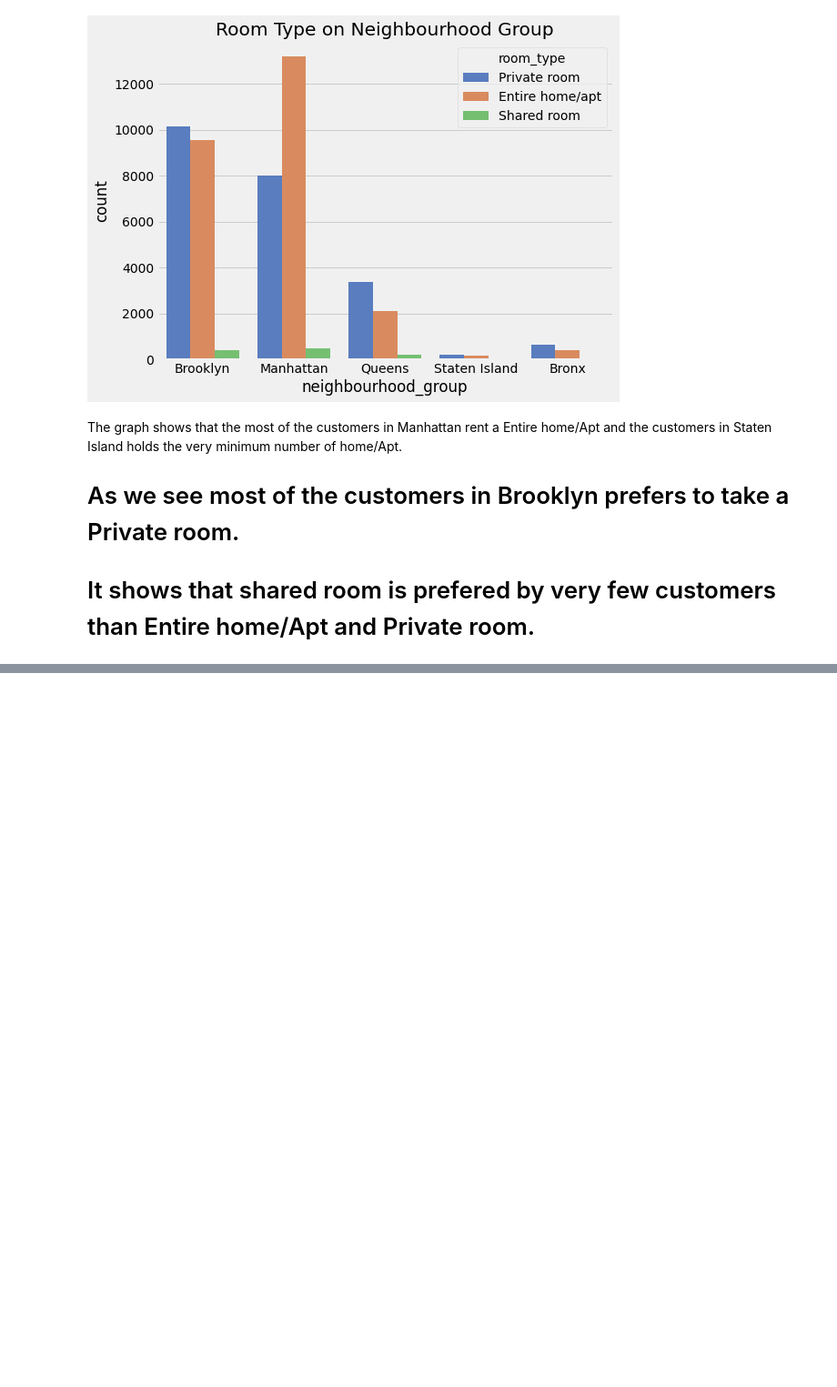
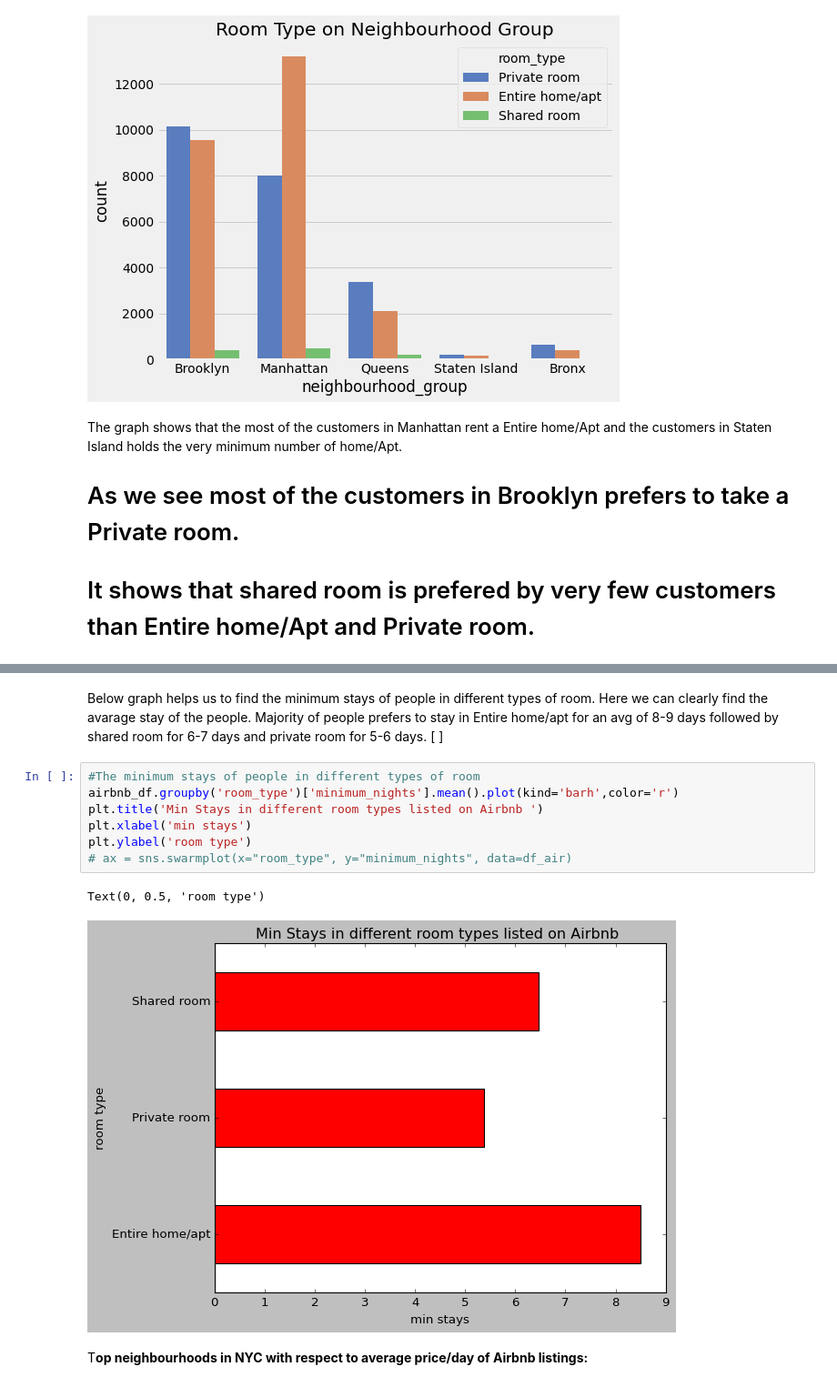
Before and after one commit to Dhanashree3329/Airbnb3329, a Jupyter notebook: Airbnb3329.ipynb, the cells around one changed output, grey strips where cells are left out. Shown at 91% size. Drawn from its saved outputs; the diff is of its cells as text; blank space fills up the shorter version.

```diff
--- a/Airbnb3329.ipynb
+++ b/Airbnb3329.ipynb
@@ -353,0 +383,15 @@ The graph shows that the most of the customers in Manhattan rent a Entire home/A
+# %% [markdown]
+Below graph helps us to find the minimum stays of people in different types of room. Here we can clearly find the avarage stay of the people. Majority of people prefers to stay in Entire home/apt for an avg of 8-9 days followed by shared room for 6-7 days and private room for 5-6 days.
+[ ]
+# %%
+#The minimum stays of people in different types of room
+airbnb_df.groupby('room_type')['minimum_nights'].mean().plot(kind='barh',color='r')
+plt.title('Min Stays in different room types listed on Airbnb ')
+plt.xlabel('min stays')
+plt.ylabel('room type')
+# ax = sns.swarmplot(x="room_type", y="minimum_nights", data=df_air)
+# %% [output]
+Text(0, 0.5, 'room type')
+[figure, added]
+# %% [markdown]
+T**op neighbourhoods in NYC with respect to average price/day of Airbnb listings:**
```
Also changed, not shown: parts of 14 cells of this notebook.
